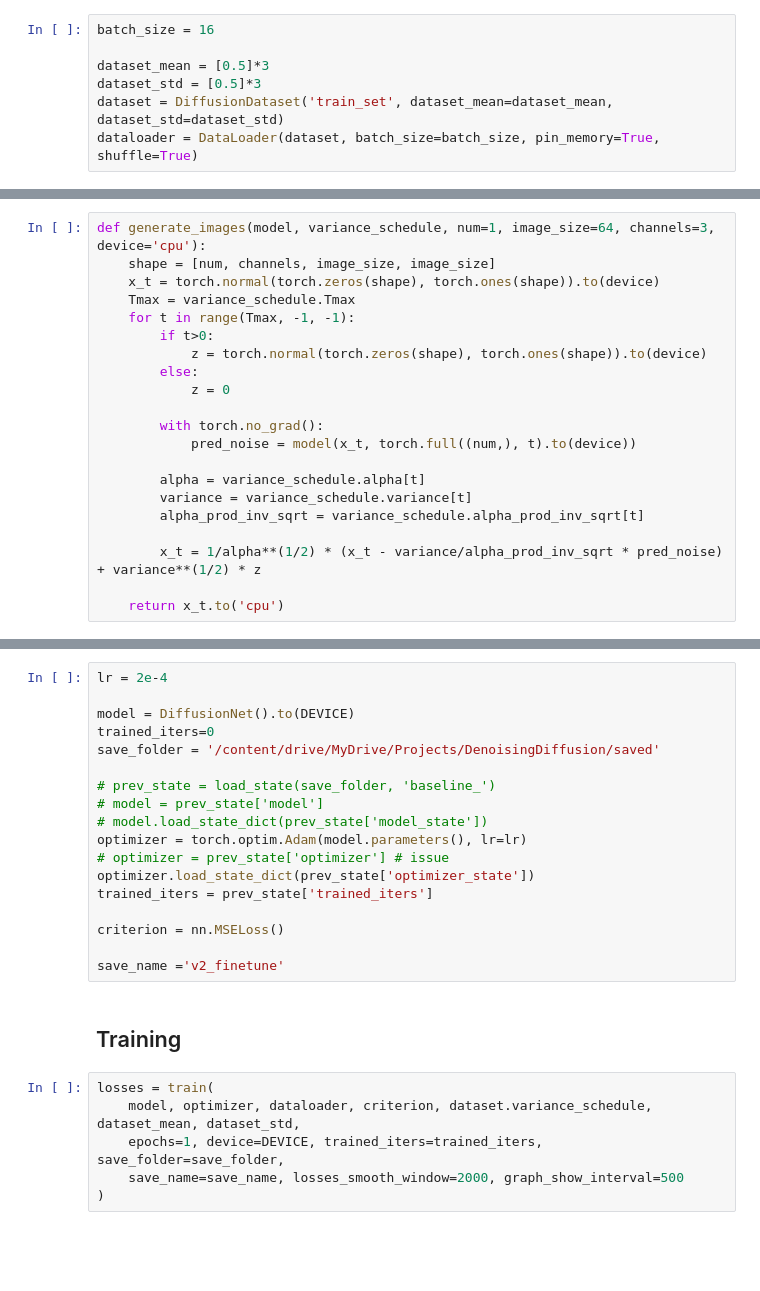
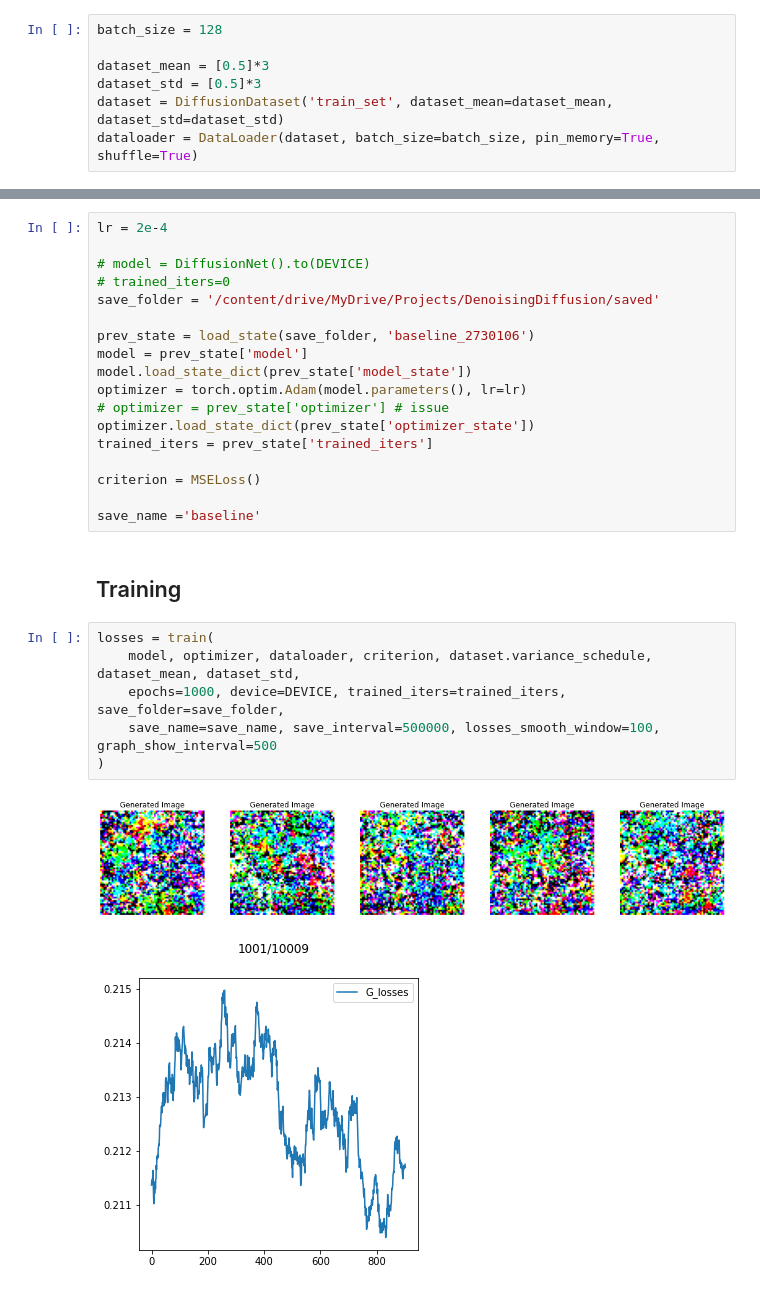
Before and after one commit to Sankek/DenoisingDiffusion, a Jupyter notebook: training.ipynb, the cells around one changed output, grey strips where cells are left out. Saved outputs shown, nothing was run; the diff lists cells and outputs as text; blank space fills up the shorter version.

```diff
--- a/training.ipynb
+++ b/training.ipynb
@@ -57,5 +90,5 @@ DEVICE = torch.device('cuda' if torch.cuda.is_available() else 'cpu')
 # %%
-batch_size = 16
+batch_size = 128
 
 dataset_mean = [0.5]*3
 dataset_std = [0.5]*3
@@ -85,24 +116,3 @@ tensor([3, 3])
-# %%
-def generate_images(model, variance_schedule, num=1, image_size=64, channels=3, device='cpu'):
-    shape = [num, channels, image_size, image_size]
-    x_t = torch.normal(torch.zeros(shape), torch.ones(shape)).to(device)
-    Tmax = variance_schedule.Tmax
-    for t in range(Tmax, -1, -1):
-        if t>0:
-            z = torch.normal(torch.zeros(shape), torch.ones(shape)).to(device)
-        else:
-            z = 0
-
-        with torch.no_grad():
-            pred_noise = model(x_t, torch.full((num,), t).to(device))
-
-        alpha = variance_schedule.alpha[t]
-        variance = variance_schedule.variance[t]
-        alpha_prod_inv_sqrt = variance_schedule.alpha_prod_inv_sqrt[t]
-
-        x_t = 1/alpha**(1/2) * (x_t - variance/alpha_prod_inv_sqrt * pred_noise) + variance**(1/2) * z
-
-    return x_t.to('cpu')
 # %%
 from IPython.display import clear_output
 
@@ -182,26 +204,29 @@ def train(model, optimizer, dataloader, criterion, variance_schedule, dataset_me
 # %%
 lr = 2e-4
 
-model = DiffusionNet().to(DEVICE)
-trained_iters=0
+# model = DiffusionNet().to(DEVICE)
+# trained_iters=0
 save_folder = '/content/drive/MyDrive/Projects/DenoisingDiffusion/saved'
 
-# prev_state = load_state(save_folder, 'baseline_')
-# model = prev_state['model']
-# model.load_state_dict(prev_state['model_state'])
+prev_state = load_state(save_folder, 'baseline_2730106')
+model = prev_state['model']
+model.load_state_dict(prev_state['model_state'])
 optimizer = torch.optim.Adam(model.parameters(), lr=lr)
 # optimizer = prev_state['optimizer'] # issue
 optimizer.load_state_dict(prev_state['optimizer_state'])
 trained_iters = prev_state['trained_iters']
 
-criterion = nn.MSELoss()
+criterion = MSELoss()
 
-save_name ='v2_finetune'
+save_name ='baseline'
 # %% [markdown]
 ## Training
-# %%
-losses = train(
-    model, optimizer, dataloader, criterion, dataset.variance_schedule, dataset_mean, dataset_std,
-    epochs=1, device=DEVICE, trained_iters=trained_iters, save_folder=save_folder,
-    save_name=save_name, losses_smooth_window=2000, graph_show_interval=500
-)
+# %%
+losses = train(
+    model, optimizer, dataloader, criterion, dataset.variance_schedule, dataset_mean, dataset_std,
+    epochs=1000, device=DEVICE, trained_iters=trained_iters, save_folder=save_folder,
+    save_name=save_name, save_interval=500000, losses_smooth_window=100, graph_show_interval=500
+)
+# %% [output]
+[figure, added]
+[figure, added]
```
Also changed, not shown: parts of 8 cells of this notebook.
